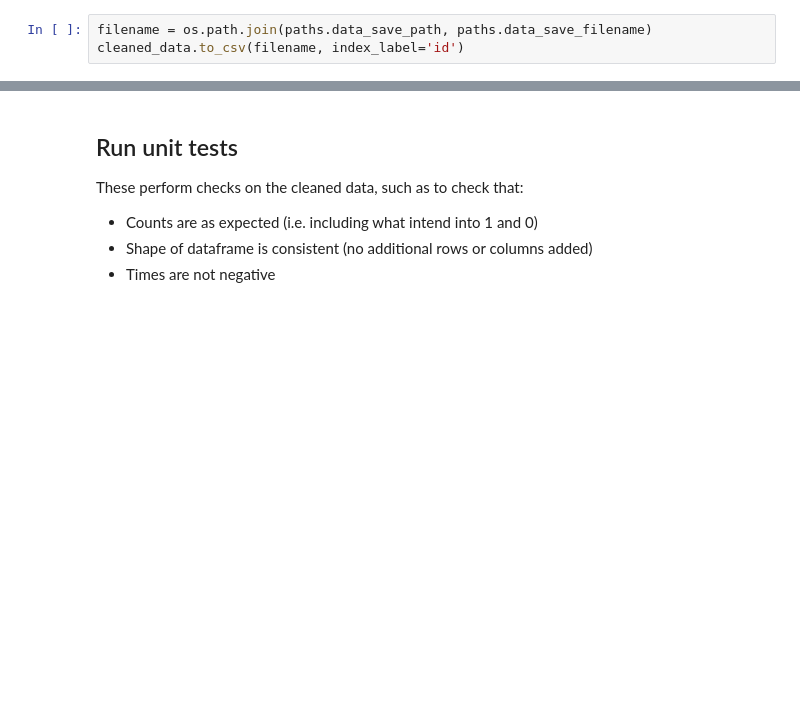
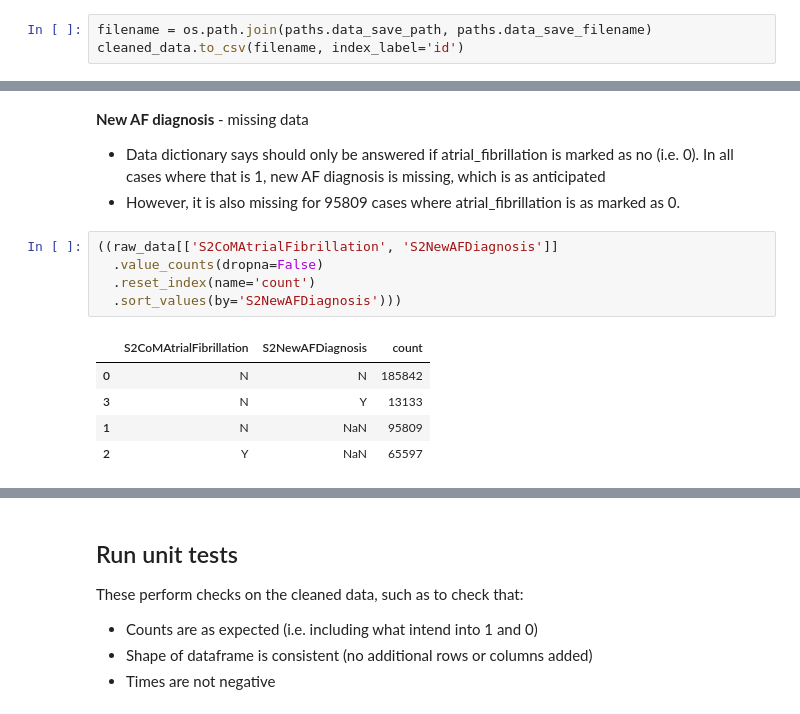
Before and after one commit to samuel-book/samuel_2_data_prep, a Jupyter notebook: 01_reformat_data.ipynb, the cells around one changed output, grey strips where cells are left out. Drawn from its saved outputs; the diff is of its cells as text; blank space fills up the shorter version.

```diff
--- a/01_reformat_data.ipynb
+++ b/01_reformat_data.ipynb
@@ -383,0 +372,15 @@ cleaned_data.to_csv(filename, index_label='id')
+# %% [markdown]
+**New AF diagnosis** - missing data
+* Data dictionary says should only be answered if atrial_fibrillation is marked as no (i.e. 0). In all cases where that is 1, new AF diagnosis is missing, which is as anticipated
+* However, it is also missing for 95809 cases where atrial_fibrillation is as marked as 0.
+# %%
+((raw_data[['S2CoMAtrialFibrillation', 'S2NewAFDiagnosis']]
+  .value_counts(dropna=False)
+  .reset_index(name='count')
+  .sort_values(by='S2NewAFDiagnosis')))
+# %% [output]
+|  | S2CoMAtrialFibrillation | S2NewAFDiagnosis | count |
+| 0 | N | N | 185842 |
+| 3 | N | Y | 13133 |
+| 1 | N | NaN | 95809 |
+| 2 | Y | NaN | 65597 |
```
Also changed, not shown: parts of 18 cells of this notebook.
